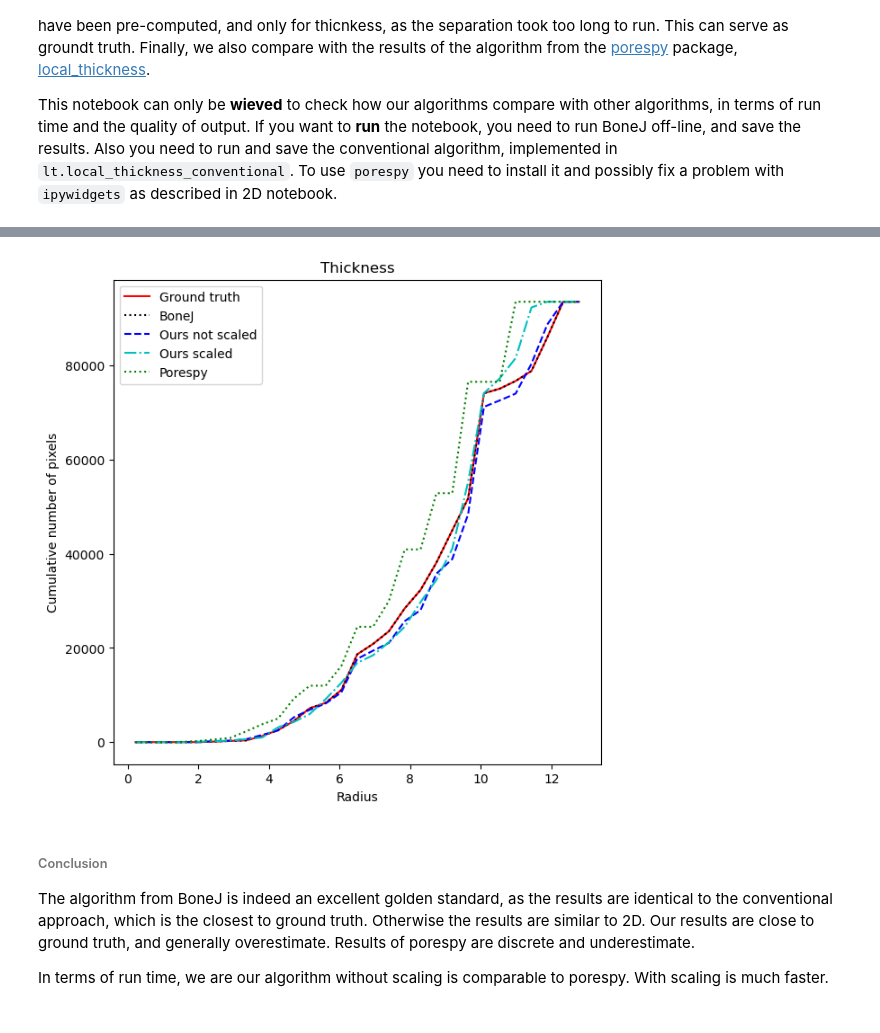
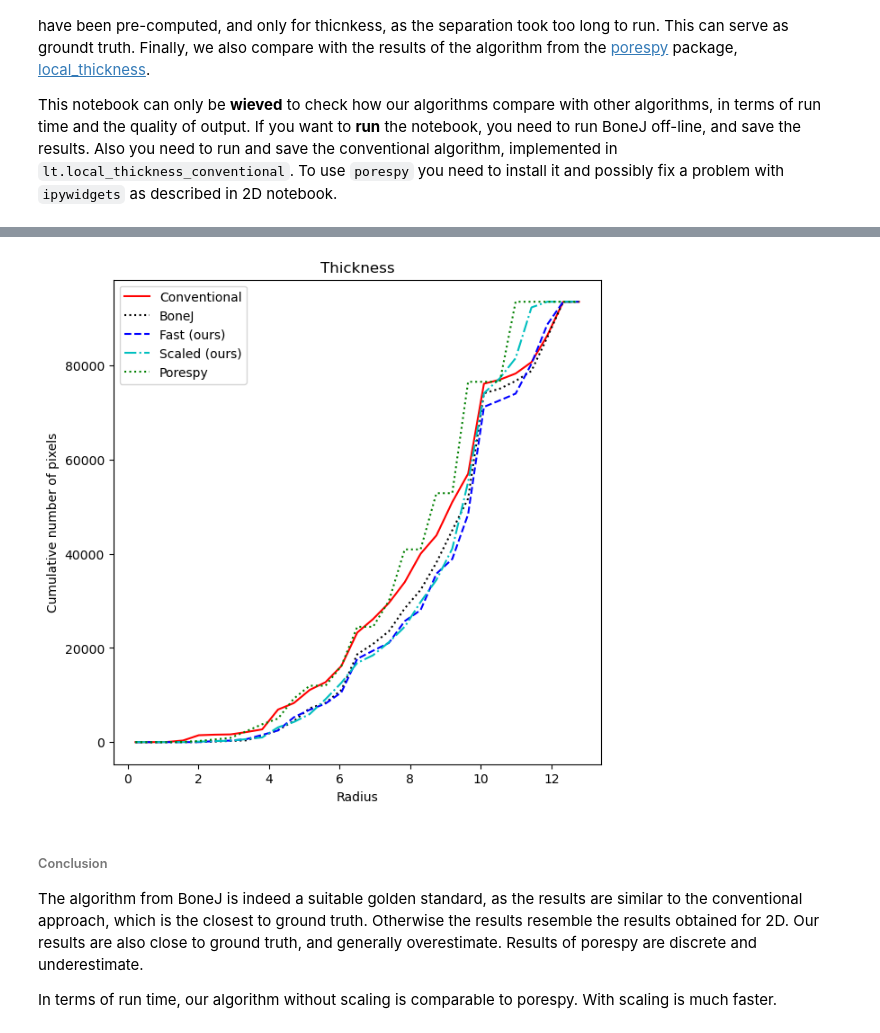
Before and after one commit to vedranaa/local-thickness, a Jupyter notebook: Comparison 3D.ipynb, the cells around one changed output, grey strips where cells are left out. Drawn from its saved outputs; the diff is of its cells as text; code cells hidden in the pictures.

```diff
--- a/Comparison 3D.ipynb
+++ b/Comparison 3D.ipynb
@@ -109,25 +109,25 @@ plt.show()
 # %%
 b = np.linspace(0, np.ceil(th_maxval), 30)
 c = 0.5*(b[1:]+b[:-1])
 
-cs_gr = np.cumsum(np.histogram(th_bj[B], bins=b)[0])
+cs_gt = np.cumsum(np.histogram(th_gt[B], bins=b)[0])
 cs_bj = np.cumsum(np.histogram(th_bj[B], bins=b)[0])
 cs_ps = np.cumsum(np.histogram(th_ps[B], bins=b)[0])
 cs_lt = np.cumsum(np.histogram(th_lt[B], bins=b)[0])
 cs_scaled = np.cumsum(np.histogram(th_scaled[B], bins=b)[0])
 
 fig, ax = plt.subplots(figsize=(7, 7))
 
-ax.plot(c, cs_gr, 'r', c, cs_bj, 'k:', c, cs_lt, 'b--', c, cs_scaled, 'c-.', c, cs_ps, 'g:')
-ax.legend(['Ground truth','BoneJ', 'Ours not scaled', 'Ours scaled', 'Porespy'])
+ax.plot(c, cs_gt, 'r', c, cs_bj, 'k:', c, cs_lt, 'b--', c, cs_scaled, 'c-.', c, cs_ps, 'g:')
+ax.legend(['Conventional','BoneJ', 'Fast (ours)', 'Scaled (ours)', 'Porespy'])
 ax.set_xlabel('Radius')
 ax.set_ylabel('Cumulative number of pixels')
 ax.set_title('Thickness')
 plt.show()
 # %% [output]
-[figure, old version]
+[figure, new version]
 # %% [markdown]
 ###### Conclusion
-The algorithm from BoneJ is indeed an excellent golden standard, as the results are identical to the conventional approach, which is the closest to ground truth. Otherwise the results are similar to 2D. Our results are close to ground truth, and generally overestimate. Results of porespy are discrete and underestimate.
+The algorithm from BoneJ is indeed a suitable golden standard, as the results are similar to the conventional approach, which is the closest to ground truth. Otherwise the results resemble the results obtained for 2D. Our results are also close to ground truth, and generally overestimate. Results of porespy are discrete and underestimate.
 
-In terms of run time, we are our algorithm without scaling is comparable to porespy. With scaling is much faster.
+In terms of run time, our algorithm without scaling is comparable to porespy. With scaling is much faster.
```
Also changed, not shown: parts of 1 cell of this notebook, 1 other file.
